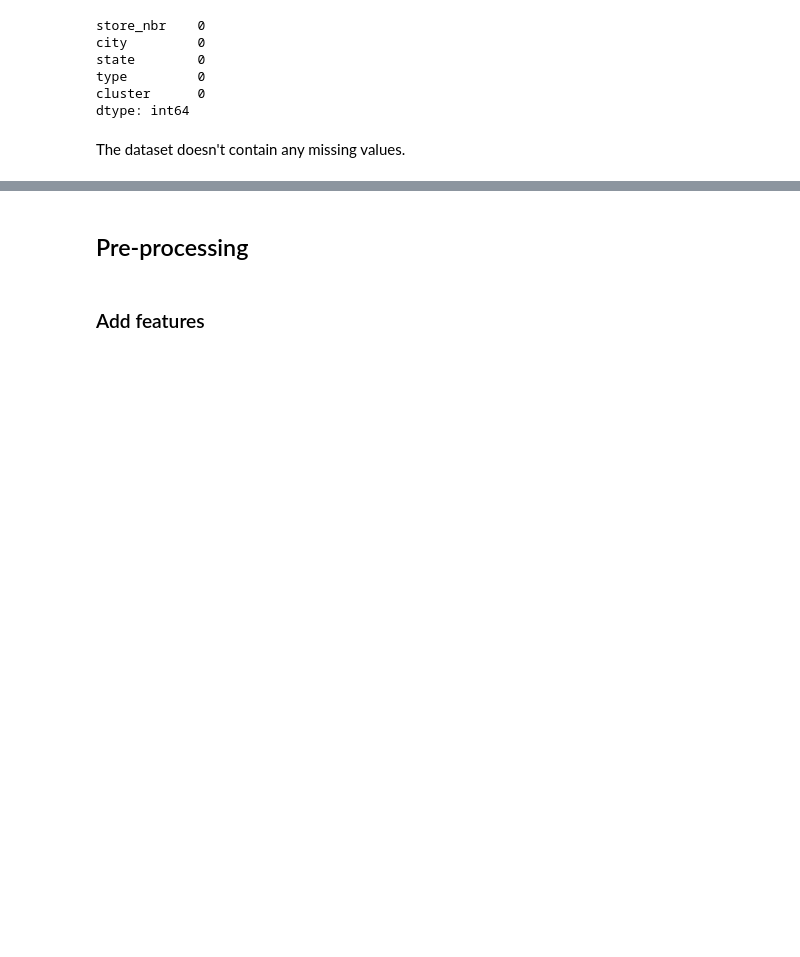
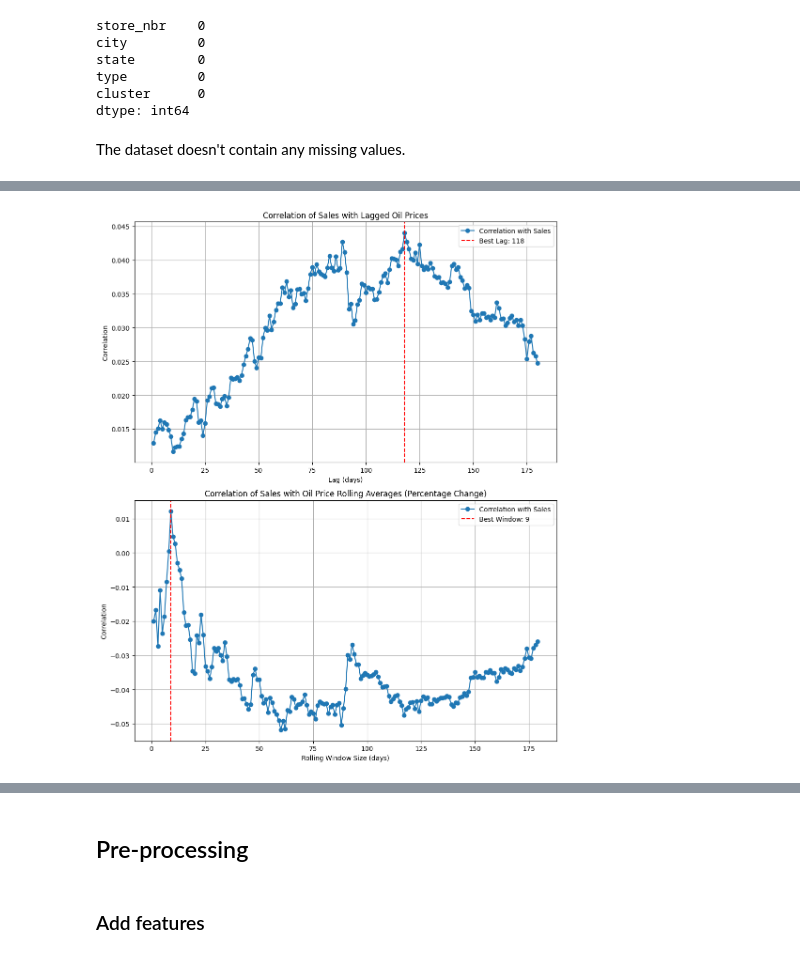
Before and after one commit to Milloz-dev/StoreSales-TimeSeriesForecasting, a Jupyter notebook: main.ipynb, the cells around one changed output, grey strips where cells are left out. Saved outputs shown, nothing was run; the diff lists cells and outputs as text; code cells hidden in the pictures; blank space fills up the shorter version.

```diff
--- a/main.ipynb
+++ b/main.ipynb
@@ -184,0 +360,6 @@ The dataset doesn't contain any missing values.
+# %%
+# Aggregate sales data by date
+daily_sales = train_df.groupby('date')['sales'].sum().reset_index()
+
+# Check the first few rows
+print(daily_sales.head())
@@ -184,0 +395,12 @@ The dataset doesn't contain any missing values.
+# %%
+# Calculate the percentage change for oil prices and sales
+daily_data['oil_pct_change'] = daily_data['dcoilwtico'].pct_change() * 100  # Oil price percentage change
+daily_data['sales_pct_change'] = daily_data['sales'].pct_change() * 100      # Sales percentage change
+
+# Drop rows with NaN values (due to the pct_change calculation, the first row will have NaN)
+daily_data = daily_data.dropna(subset=['oil_pct_change', 'sales_pct_change'])
+
+# Calculate the correlation between the percentage changes
+correlation_pct_change = daily_data[['sales_pct_change', 'oil_pct_change']].corr().iloc[0, 1]
+
+print(f"Correlation between sales and oil price percentage changes: {correlation_pct_change:.4f}")
@@ -184,0 +411,78 @@ The dataset doesn't contain any missing values.
+# %%
+max_lag = 180  # Or adjust to your preferred lag length
+
+# Create lagged columns for oil prices in the daily_data DataFrame
+for lag in range(1, max_lag + 1):
+    daily_data[f'oil_lag_{lag}'] = daily_data['dcoilwtico'].shift(lag)
+
+# Create rolling averages for oil percentage change
+rolling_averages = {
+    f'oil_rolling_avg_{window}': daily_data['oil_pct_change'].rolling(window=window).mean().shift(1)
+    for window in range(1, 180)  # Adjust window range as needed
+}
+
+# Create a DataFrame with rolling averages and sales percentage change
+rolling_avg_df = pd.DataFrame(rolling_averages)
+rolling_avg_df['sales_pct_change'] = daily_data['sales_pct_change'].values
+
+# Merge the lag columns from daily_data into rolling_avg_df (valid_data)
+valid_data = pd.concat([rolling_avg_df, daily_data[[f'oil_lag_{lag}' for lag in range(1, max_lag + 1)]]], axis=1)
+
+# Drop rows with NaN values in the relevant columns (both rolling averages and lag columns)
+valid_data_clean = valid_data.dropna(subset=[f'oil_lag_{lag}' for lag in range(1, max_lag + 1)] +
+                                      [f'oil_rolling_avg_{window}' for window in range(1, 180)] +
+                                      ['sales_pct_change'])
+
+# Correlation analysis for lagged oil prices
+lag_correlations = []
+for lag in range(1, max_lag + 1):
+    lagged_col = f'oil_lag_{lag}'
+    corr = valid_data_clean['sales_pct_change'].corr(valid_data_clean[lagged_col])
+    lag_correlations.append(corr)
+
+# Correlation analysis for rolling averages of oil percentage change
+rolling_correlations = []
+for window in range(1, 180):
+    rolling_col = f'oil_rolling_avg_{window}'
+    corr = valid_data_clean['sales_pct_change'].corr(valid_data_clean[rolling_col])
+    rolling_correlations.append(corr)
+
+# Find the best lag and best rolling window based on correlation
+best_lag = np.argmax(np.abs(lag_correlations)) + 1
+best_lag_corr = lag_correlations[best_lag - 1]
+
+positive_rolling_correlations = [corr if corr > 0 else -np.inf for corr in rolling_correlations]
+best_rolling_window = np.argmax(positive_rolling_correlations) + 1
+best_rolling_corr = positive_rolling_correlations[best_rolling_window - 1]
+
+# Output the results
+print(f"Best lag: {best_lag} days")
+print(f"Correlation with best lag: {best_lag_corr:.4f}")
+print(f"Best rolling window: {best_rolling_window} days")
+print(f"Correlation with best rolling window: {best_rolling_corr:.4f}")
+
+# Plot the correlation results
+fig, axes = plt.subplots(2, 1, figsize=(10, 12))
+
+# Plot correlation for lagged oil prices
+axes[0].plot(range(1, max_lag + 1), lag_correlations, marker='o', label='Correlation with Sales')
+axes[0].axvline(best_lag, color='red', linestyle='--', label=f'Best Lag: {best_lag}')
+axes[0].set_title('Correlation of Sales with Lagged Oil Prices')
+axes[0].set_xlabel('Lag (days)')
+axes[0].set_ylabel('Correlation')
+axes[0].legend()
+axes[0].grid(True)
+
+# Plot correlation for rolling averages of oil percentage changes
+axes[1].plot(range(1, 180), rolling_correlations, marker='o', label='Correlation with Sales')
+axes[1].axvline(best_rolling_window, color='red', linestyle='--', label=f'Best Window: {best_rolling_window}')
+axes[1].set_title('Correlation of Sales with Oil Price Rolling Averages (Percentage Change)')
+axes[1].set_xlabel('Rolling Window Size (days)')
+axes[1].set_ylabel('Correlation')
+axes[1].legend()
+axes[1].grid(True)
+
+# Show both plots
+plt.tight_layout()
+plt.show()
+# %% [output]
@@ -184,0 +493 @@ The dataset doesn't contain any missing values.
+[figure, added]
```
Also changed, not shown: parts of 28 cells of this notebook.
